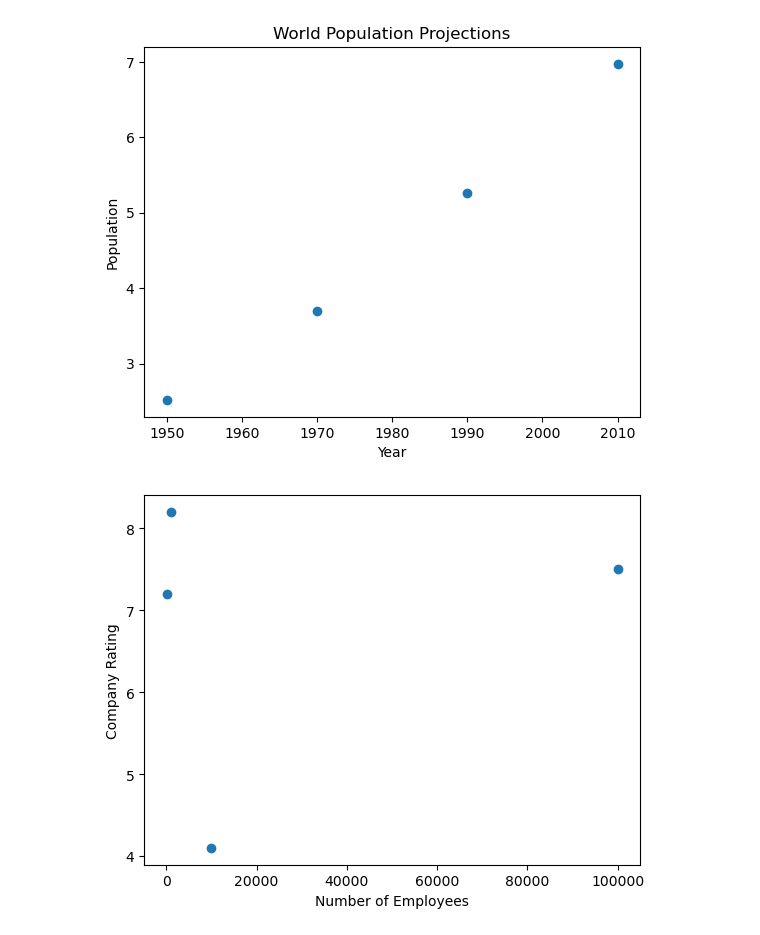
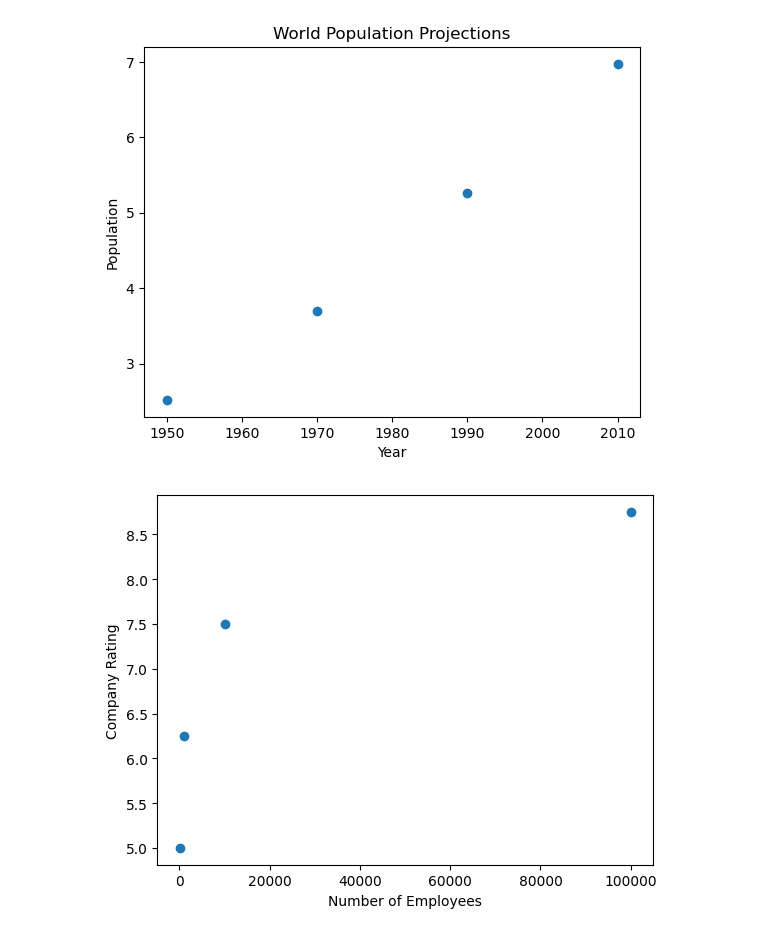
Before and after one commit to Alfred-Langer/Data_Camp_Learning, a Jupyter notebook: IntermediatePythonLesson1.ipynb, the cells around one changed output. Drawn from its saved outputs; the diff is of its cells as text; code cells hidden in the pictures.

```diff
--- a/IntermediatePythonLesson1.ipynb
+++ b/IntermediatePythonLesson1.ipynb
@@ -60,26 +64,26 @@ plt.show()
 # %%
 #Datapoints for the x-axis
 number_of_company_employees = [100,1000,10000,100000]
 
 #Datapoints for the y-axis
-rating_of_company = [7.2, 8.2, 4.1, 7.5]
+rating_of_company = [5.0, 6.25, 7.5 , 8.75]
 
 
 #Create a scatter plot using the scatter function
 plt.scatter(number_of_company_employees,rating_of_company)
 
 #Add labels and title
 plt.xlabel('Number of Employees')
 plt.ylabel('Company Rating')
 
 
 #You can also have your x-axis or y-axis scale logarithmically rather than linearly using xscale or yscale respectively
 #For example, to have the x-axis scale logarithmically
-plt.xscale('log')
+#plt.xscale('log')
 
 #Display the scatter plot
 plt.show()
 
 #You can see how the plot would look like if the x-axis was scaled linearly by commenting out the xscale function and running the cell again
 # %% [output]
-[figure, old version]
+[figure, new version]
```
Also changed, not shown: parts of 2 cells of this notebook, 1 other file.
